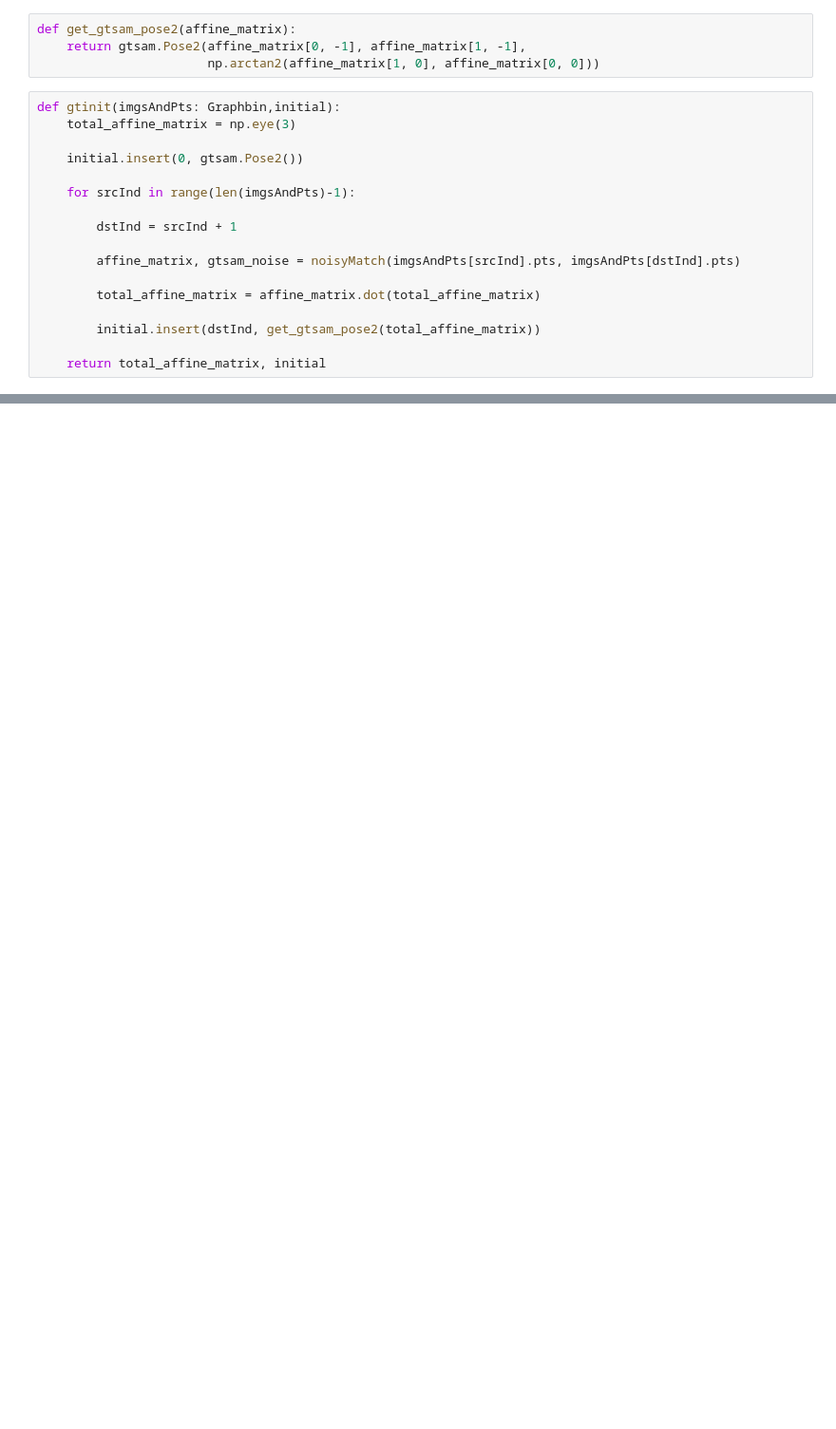
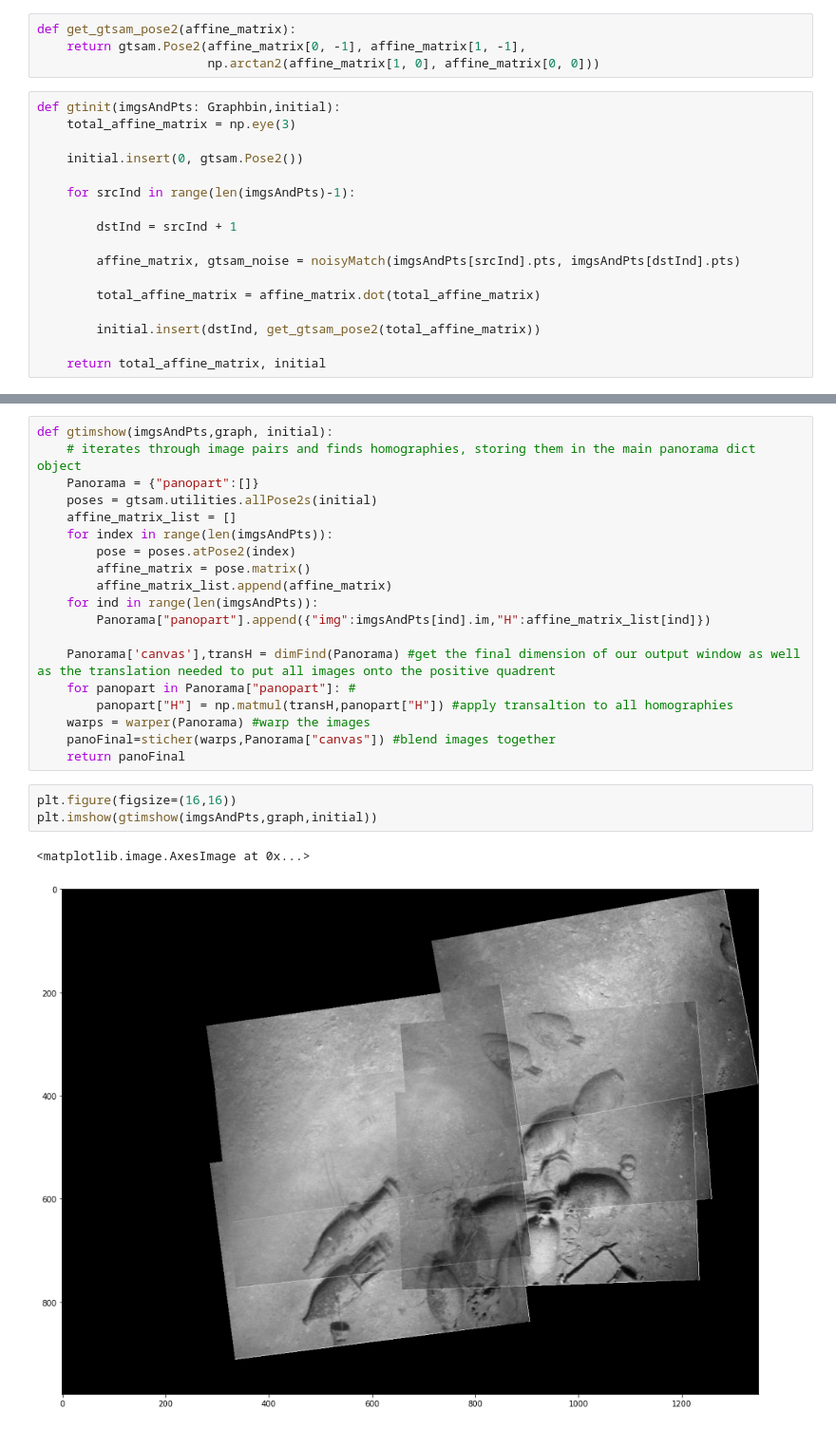
Before and after one commit to JGittles/EECE7150, a Jupyter notebook: HW3/hw3.ipynb, the cells around one changed output, grey strips where cells are left out. Shown at 95% size. Saved outputs shown, nothing was run; the diff lists cells and outputs as text; blank space fills up the shorter version.

```diff
--- a/HW3/hw3.ipynb
+++ b/HW3/hw3.ipynb
@@ -471,0 +429,25 @@ def gtimshow():
+# %%
+def gtimshow(imgsAndPts,graph, initial):
+    # iterates through image pairs and finds homographies, storing them in the main panorama dict object
+    Panorama = {"panopart":[]}
+    poses = gtsam.utilities.allPose2s(initial)
+    affine_matrix_list = []
+    for index in range(len(imgsAndPts)):
+        pose = poses.atPose2(index)
+        affine_matrix = pose.matrix()
+        affine_matrix_list.append(affine_matrix)
+    for ind in range(len(imgsAndPts)):
+        Panorama["panopart"].append({"img":imgsAndPts[ind].im,"H":affine_matrix_list[ind]})
+
+    Panorama['canvas'],transH = dimFind(Panorama) #get the final dimension of our output window as well as the translation needed to put all images onto the positive quadrent
+    for panopart in Panorama["panopart"]: #
+        panopart["H"] = np.matmul(transH,panopart["H"]) #apply transaltion to all homographies
+    warps = warper(Panorama) #warp the images
+    panoFinal=sticher(warps,Panorama["canvas"]) #blend images together
+    return panoFinal
+# %%
+plt.figure(figsize=(16,16))
+plt.imshow(gtimshow(imgsAndPts,graph,initial))
+# %% [output]
+<matplotlib.image.AxesImage at 0x...>
+[figure, added]
```
Also changed, not shown: parts of 16 cells of this notebook.
